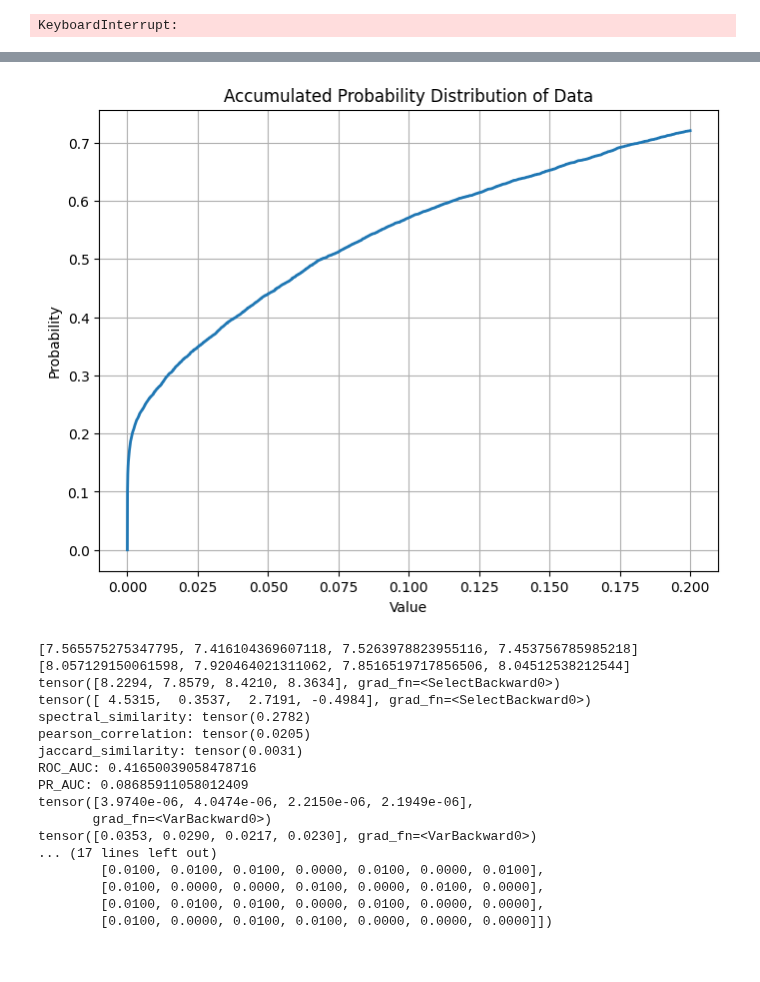
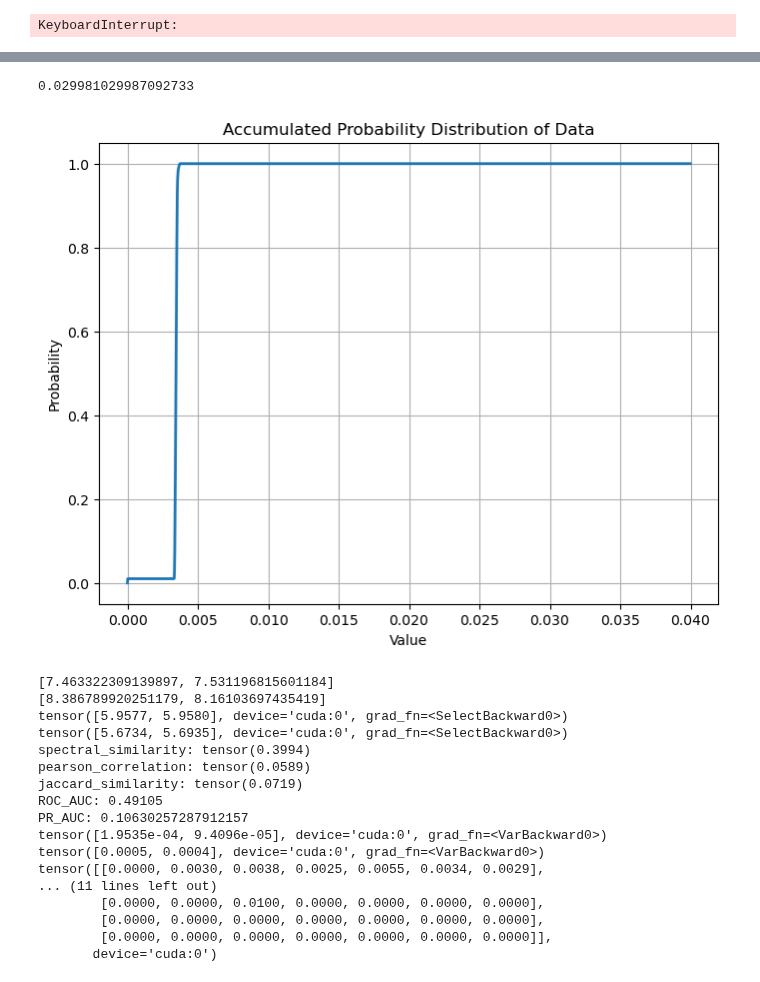
Before and after one commit to bizhili/Topology_Learning_Epis, a Jupyter notebook: test_multi_cities_no_att.ipynb, the cells around one changed output, grey strips where cells are left out. Saved outputs shown, nothing was run; the diff lists cells and outputs as text; code cells hidden in the pictures.

```diff
--- a/test_multi_cities_no_att.ipynb
+++ b/test_multi_cities_no_att.ipynb
@@ -28,18 +28,18 @@ parser = argparse.ArgumentParser(description='Topology fitting parameters')
 pramameters.add_arguments(parser)
 paras= pramameters.read_arguments(parser)
 #preset
-paras.modelLoad= "infer2018"
+paras.modelLoad= "AA"
 
 #realGraphs= ["contious_Africa", "contious_china", "contious_EU", "contious_usa", "mobility_german", "mobility_us"]
 realGraphs2= ["global_air", "us_air"]
 realGraphs3= ["us_air100", "us_air200", "us_air300", "us_air400", "spain_bus", "spain_car", "spain_plane", "spain_train"]
-paras.randomGraph= "BA"
+paras.randomGraph= "RGG"
 paras.weightModel= "identical"
 paras.epoches= 100000
 paras.intense= -1
-paras.seed= 16
+paras.seed= 15
 paras.plot= "spring"
-paras.strains= 4
+paras.strains= 2
 paras.dense= 0
 paras.identicalf= 0.01
 paras.n= 100
@@ -108,6 +108,7 @@ elif  paras.weightModel=="none":
     Aw= A.to(device= device)
 
 utils.log_print(printFlag,"\n\n\n.........................initialize..........................")
+utils.log_print(printFlag,"Device:", device)
 utils.log_print(printFlag,"FileName:", fileName)
 utils.log_print(printFlag,"Strains:", paras.strains)
 utils.log_print(printFlag,"Using", paras.randomGraph,"random graph model")
@@ -223,10 +225,10 @@ torch.Size([100, 4, 28])
 
 timeHorizon= divide.shape[2]-1
 if   paras.modelLoad=="AA":
-    myMatch= mynn.matchingA(timeHorizon+1, paras.strains, paras.n, channel= 24,  device= device)
+    myMatch= mynn.matchingA(timeHorizon+1, paras.strains, paras.n, channel= 12,  device= device)
     myEpi= mynn.EpisA(input_dim= timeHorizon+1, num_heads= paras.strains, n= paras.n, device= device)
 elif paras.modelLoad=="AsA":
-    myMatch= mynn.matchingAs(timeHorizon+1, paras.strains, paras.n, channel= 24,  device= device)
+    myMatch= mynn.matchingAs(timeHorizon+1, paras.strains, paras.n, channel= 12,  device= device)
     myEpi= mynn.EpisA(input_dim= timeHorizon+1, num_heads= paras.strains, n= paras.n, device= device)
 elif paras.modelLoad=="AB":
     myMatch= mynn.matchingA(timeHorizon+1, paras.strains, paras.n, channel= 3,  device= device)
@@ -262,7 +264,7 @@ def evaluate_epoch(preZ, methods= []):
         oneResult.append(method(Aw.cpu(), preA.cpu()))
     return oneResult
 evaluateResults= []
-sensetives= []
+PreZs= []
 # %%
 evaluateMeth= [evaluate.spectral_similarity, evaluate.pearson_correlation, evaluate.jaccard_similarity,evaluate.ROC_AUC, evaluate.PR_AUC]
 
@@ -276,8 +278,8 @@ if paras.modelLoad== "infer2018":
         tempEye= torch.eye(paras.n, device= device)
 
         loss= myloss(predSignal[:, :, 0:-1], signal[:, :, 1:])*10+ torch.var(myEpi.taus, dim= 0).sum()\
-            + torch.var(myEpi.R0dTaus, dim= 0).sum()+1e-4*torch.sum(torch.log(torch.sum(PreZ-tempEye, dim= 1)))
-        losses.append((loss-1e-4*torch.sum(torch.log(torch.sum(PreZ-tempEye, dim= 1)))).item())
+            + torch.var(myEpi.R0dTaus, dim= 0).sum()+1e-5*torch.sum(torch.log(torch.sum(PreZ-tempEye, dim= 1)))
+        losses.append((loss-1e-5*torch.sum(torch.log(torch.sum(PreZ-tempEye, dim= 1)))).item())
         if torch.isnan(loss).any():
             utils.log_print(printFlag, f"meet nan value at {j}")#
             break
@@ -305,11 +307,7 @@ else:
         optimizer2.step()
         optimizer3.step()
         if j%paras.evaluateEvery== 0:
-            Apart= myMatch.Wnorm(myMatch.Atemp).squeeze()
-            Bpart= myMatch.AmatBias
-            sensitiveA= (myMatch.mySig(Apart)*myMatch.mySig(1-Apart)).sum()
-            sensitiveB= (myMatch.mySig(Bpart)*myMatch.mySig(1-Bpart)).sum()
-            sensetives.append([sensitiveA.item(), sensitiveB.item()])
             evaluateResults.append(evaluate_epoch(PreZ.detach(), evaluateMeth))
+            PreZs.append(PreZ.detach().clone())
 # %% [output]
 KeyboardInterrupt:
@@ -332,26 +314,41 @@ tensor([23.2542, 21.7950, 20.1370, 18.0121, 16.4216, 36.4799, 23.4773, 29.3003,
+# %%
+def SI(mat):
+    # Step 1: Flatten the matrix
+    flattened = mat.flatten()
+    # Step 2: Sort the flattened array
+    sorted_flattened = np.sort(flattened)
+    n= mat.shape[0]
+    T1= np.sum(sorted_flattened)
+    j= 1
+    sumup= 0
+    for item in sorted_flattened:
+        sumup+= item*(1+2*(n*n-j))
+        j+=1
+    return 1-sumup/(n*n+n)/T1
 # %%
 inferZmatNp= inferZmat.cpu().detach().numpy().squeeze()
-
+print(SI(inferZmatNp))
 pxs= []
 pys= []
 # Compute histogram
-for i in range(10000):
+for i in range(2000):
     px= i/1000/50
     py= np.sum(inferZmatNp<px)/10000
     pxs.append(px)
     pys.append(py)
     pass
 
 # Plot the histogram as a probability distribution
 plt.figure(figsize=(8, 6))
 plt.plot(pxs, pys, linestyle='-', linewidth=2)
 plt.xlabel('Value')
 plt.ylabel('Probability')
 plt.title('Accumulated Probability Distribution of Data')
 plt.grid(True)
 plt.show()
 # %% [output]
+0.029981029987092733
-[figure, old version]
+[figure, new version]
 # %%
 
 #save: A, preA, losses, taus, pretaus, R0s, preR0s, [errors]
@@ -384,23 +381,23 @@ np.savez("results/"+fileName+".npz", A= Aw.cpu().detach(), Apre= PreA.cpu().deta
          r0sP= (myEpi.R0dTaus*myEpi.taus).cpu().detach(), signal= signal.cpu().detach(), predSignal= predSignal.cpu().detach(),
            evaluates= evaluateResults)
 # %% [output]
-[7.565575275347795, 7.416104369607118, 7.5263978823955116, 7.453756785985218]
-[8.057129150061598, 7.920464021311062, 7.8516519717856506, 8.04512538212544]
-tensor([8.2294, 7.8579, 8.4210, 8.3634], grad_fn=<SelectBackward0>)
-tensor([ 4.5315,  0.3537,  2.7191, -0.4984], grad_fn=<SelectBackward0>)
-spectral_similarity: tensor(0.2782)
-pearson_correlation: tensor(0.0205)
-jaccard_similarity: tensor(0.0031)
-ROC_AUC: 0.41650039058478716
-PR_AUC: 0.08685911058012409
-tensor([3.9740e-06, 4.0474e-06, 2.2150e-06, 2.1949e-06],
-       grad_fn=<VarBackward0>)
-tensor([0.0353, 0.0290, 0.0217, 0.0230], grad_fn=<VarBackward0>)
-... (17 lines left out)
-        [0.0100, 0.0100, 0.0100, 0.0000, 0.0100, 0.0000, 0.0100],
-        [0.0100, 0.0000, 0.0000, 0.0100, 0.0000, 0.0100, 0.0000],
-        [0.0100, 0.0100, 0.0100, 0.0000, 0.0100, 0.0000, 0.0000],
-        [0.0100, 0.0000, 0.0100, 0.0100, 0.0000, 0.0000, 0.0000]])
+[7.463322309139897, 7.531196815601184]
+[8.386789920251179, 8.16103697435419]
+tensor([5.9577, 5.9580], device='cuda:0', grad_fn=<SelectBackward0>)
+tensor([5.6734, 5.6935], device='cuda:0', grad_fn=<SelectBackward0>)
+spectral_similarity: tensor(0.3994)
+pearson_correlation: tensor(0.0589)
+jaccard_similarity: tensor(0.0719)
+ROC_AUC: 0.49105
+PR_AUC: 0.10630257287912157
+tensor([1.9535e-04, 9.4096e-05], device='cuda:0', grad_fn=<VarBackward0>)
+tensor([0.0005, 0.0004], device='cuda:0', grad_fn=<VarBackward0>)
+tensor([[0.0000, 0.0030, 0.0038, 0.0025, 0.0055, 0.0034, 0.0029],
+... (11 lines left out)
+        [0.0000, 0.0000, 0.0100, 0.0000, 0.0000, 0.0000, 0.0000],
+        [0.0000, 0.0000, 0.0000, 0.0000, 0.0000, 0.0000, 0.0000],
+        [0.0000, 0.0000, 0.0000, 0.0000, 0.0000, 0.0000, 0.0000]],
+       device='cuda:0')
 # %%
 if plotFlag==1:
     plotGraph.plot_adjacenty(A.cpu().detach().numpy(), [ PreA.cpu().detach().numpy()])
```
Also changed, not shown: parts of 9 cells of this notebook, 27 other files.
